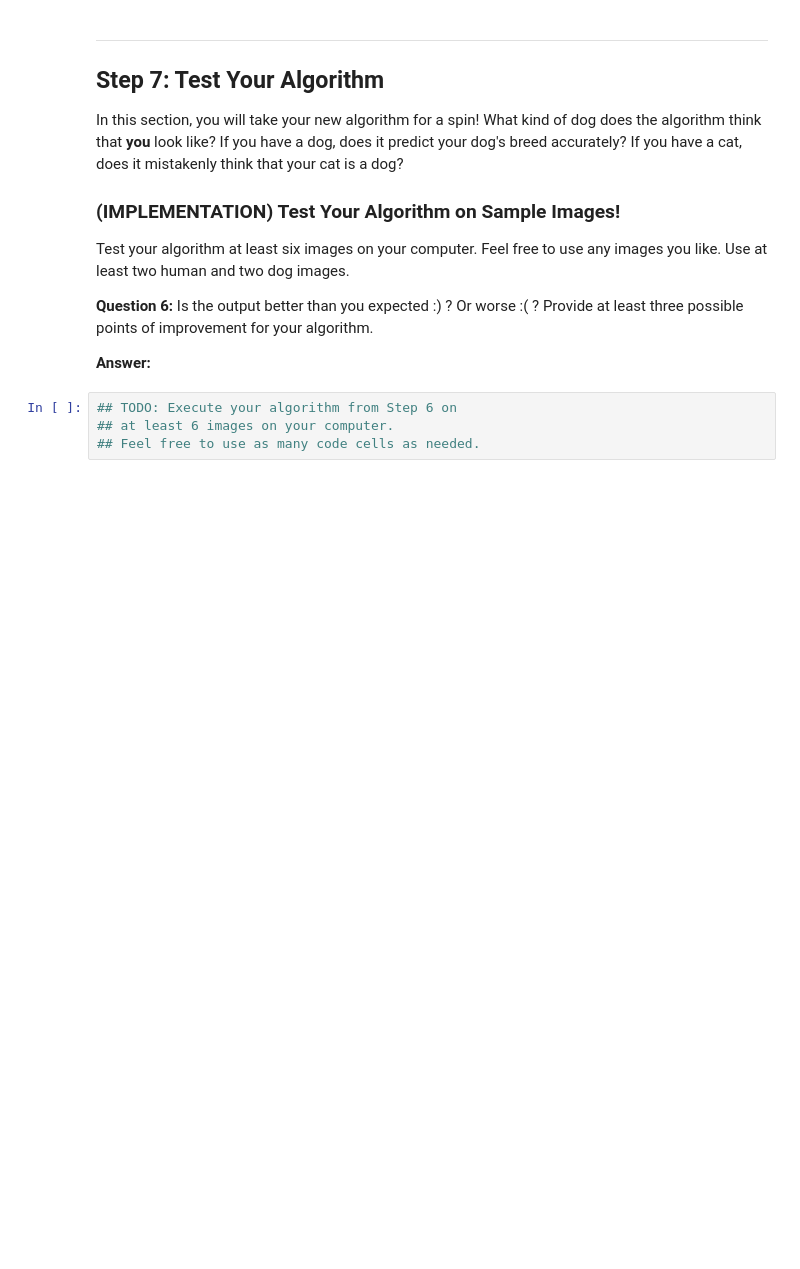
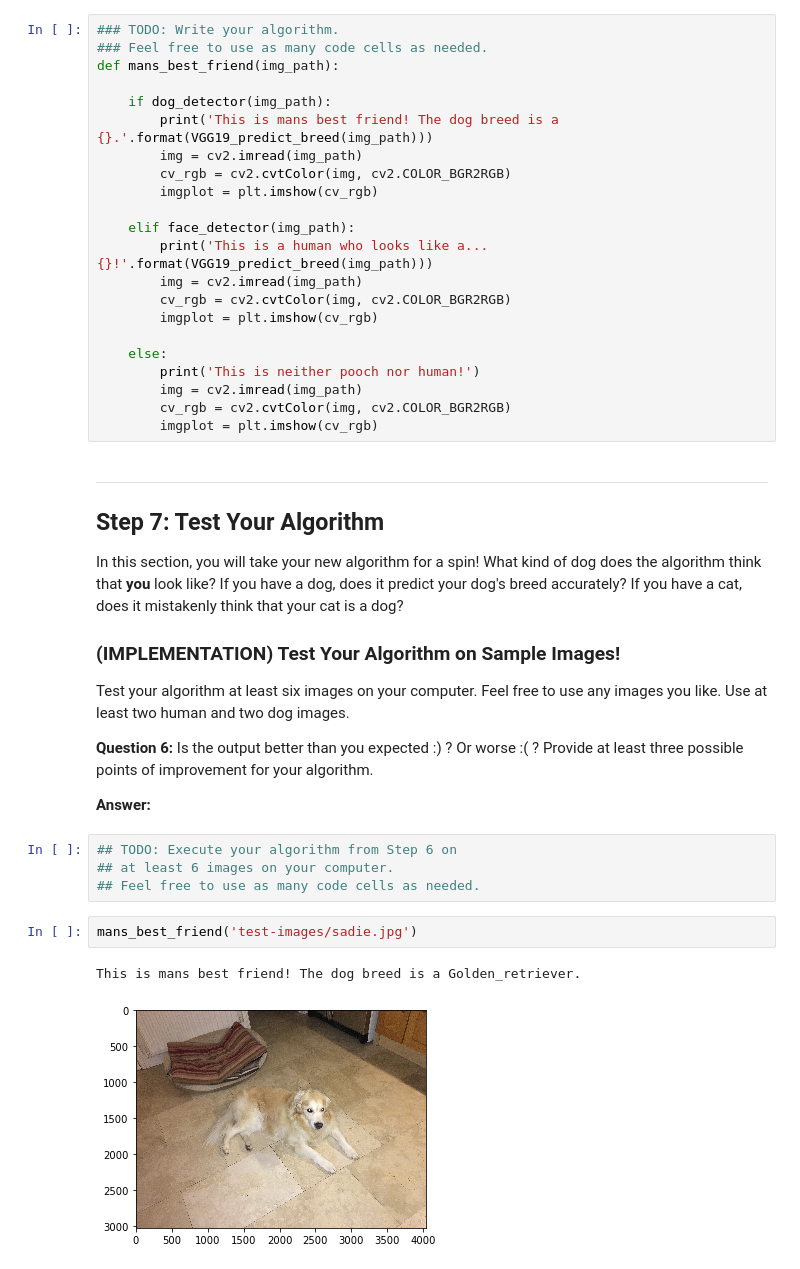
Before and after one commit to robertyoung2/dog-project-master, a Jupyter notebook: dog_app.ipynb, the cells around one changed output. Drawn from its saved outputs; the diff is of its cells as text; blank space fills up the shorter version.

```diff
--- a/dog_app.ipynb
+++ b/dog_app.ipynb
@@ -724,3 +721,25 @@ Some sample output for our algorithm is provided below, but feel free to design
+# %%
+### TODO: Write your algorithm.
+### Feel free to use as many code cells as needed.
+def mans_best_friend(img_path):
+
+    if dog_detector(img_path):
+        print('This is mans best friend! The dog breed is a {}.'.format(VGG19_predict_breed(img_path)))
+        img = cv2.imread(img_path)
+        cv_rgb = cv2.cvtColor(img, cv2.COLOR_BGR2RGB)
+        imgplot = plt.imshow(cv_rgb)
+
+    elif face_detector(img_path):
+        print('This is a human who looks like a... {}!'.format(VGG19_predict_breed(img_path)))
+        img = cv2.imread(img_path)
+        cv_rgb = cv2.cvtColor(img, cv2.COLOR_BGR2RGB)
+        imgplot = plt.imshow(cv_rgb)
+
+    else:
+        print('This is neither pooch nor human!')
+        img = cv2.imread(img_path)
+        cv_rgb = cv2.cvtColor(img, cv2.COLOR_BGR2RGB)
+        imgplot = plt.imshow(cv_rgb)
 # %% [markdown]
 ---
 <a id='step7'></a>
@@ -739,3 +758,8 @@ __Answer:__
 ## TODO: Execute your algorithm from Step 6 on
 ## at least 6 images on your computer.
 ## Feel free to use as many code cells as needed.
+# %%
+mans_best_friend('test-images/sadie.jpg')
+# %% [output]
+This is mans best friend! The dog breed is a Golden_retriever.
+[figure, added]
```
Also changed, not shown: parts of 6 cells of this notebook.
